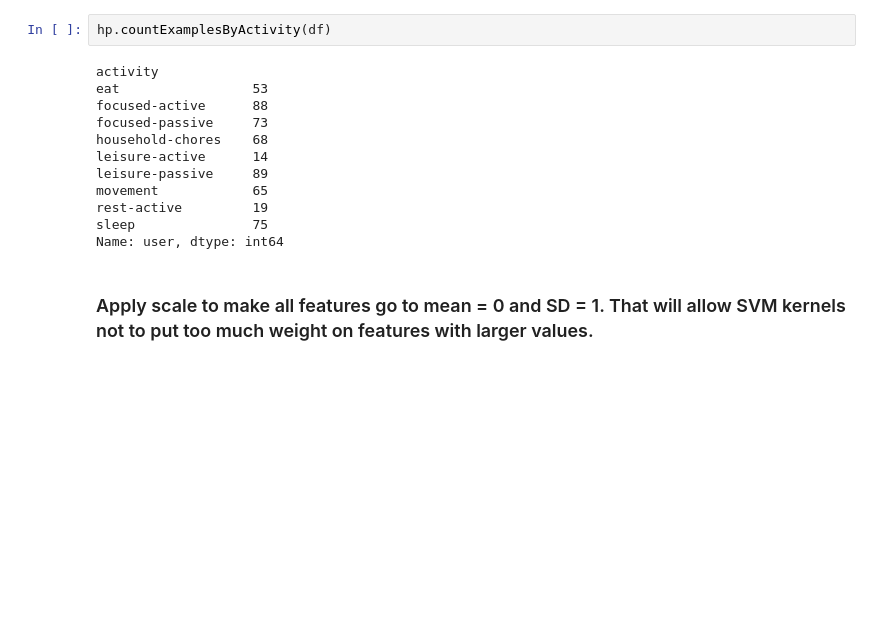
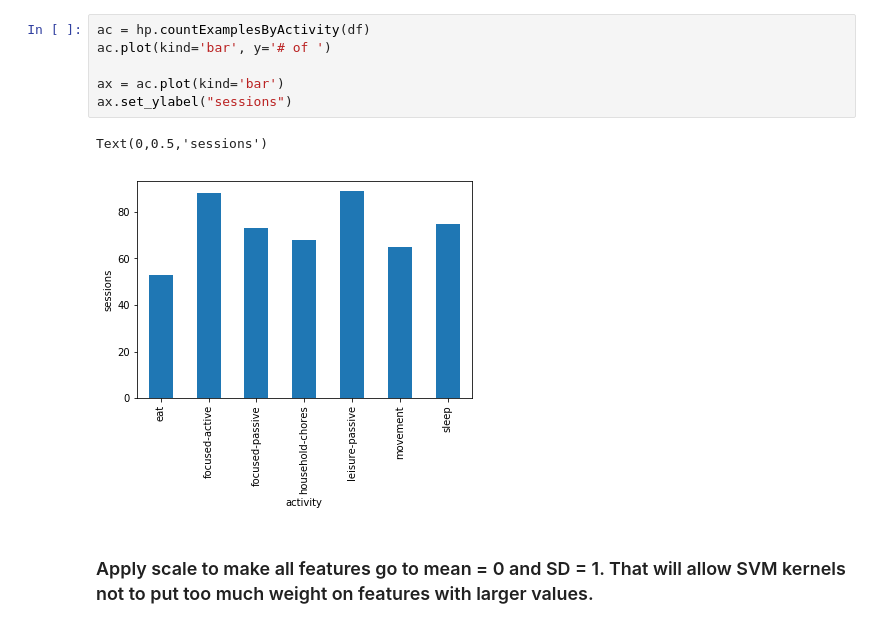
Before and after one commit to jucc/HeRV_analysis, a Jupyter notebook: HeRV_classification.ipynb, the cells around one changed output. Cells and saved outputs as stored; diff of their text form; blank space fills up the shorter version.

```diff
--- a/HeRV_classification.ipynb
+++ b/HeRV_classification.ipynb
@@ -27,20 +32,15 @@ df.describe()
 | 50% | 2.000000 | 750.545000 | 67.057000 | 79.94200 | 66.181500 | 100.520000 | 37.994500 | 15.417500 | 339.000000 | 1807.950000 | 1040.350000 | ... |
 | 75% | 2.000000 | 819.307500 | 85.820000 | 89.50400 | 74.285250 | 112.580000 | 54.762250 | 26.790500 | 426.250000 | 3304.250000 | 1697.950000 | ... |
 | max | 2.000000 | 1162.200000 | 264.250000 | 126.12000 | 104.900000 | 550.320000 | 240.470000 | 98.232000 | 1103.000000 | 29716.000000 | 12958.000000 | ... |
-# %%
-hp.countExamplesByActivity(df)
-# %% [output]
-activity
-eat                 53
-focused-active      88
-focused-passive     73
-household-chores    68
-leisure-active      14
-leisure-passive     89
-movement            65
-rest-active         19
-sleep               75
-Name: user, dtype: int64
+# %%
+ac = hp.countExamplesByActivity(df)
+ac.plot(kind='bar', y='# of ')
+
+ax = ac.plot(kind='bar')
+ax.set_ylabel("sessions")
+# %% [output]
+Text(0,0.5,'sessions')
+[figure, added]
 # %% [markdown]
 ### Apply scale to make all features go to mean = 0 and SD = 1. That will allow SVM kernels not to put too much weight on features with larger values.
 # %%
```
Also changed, not shown: parts of 42 cells of this notebook, 2 other files.
